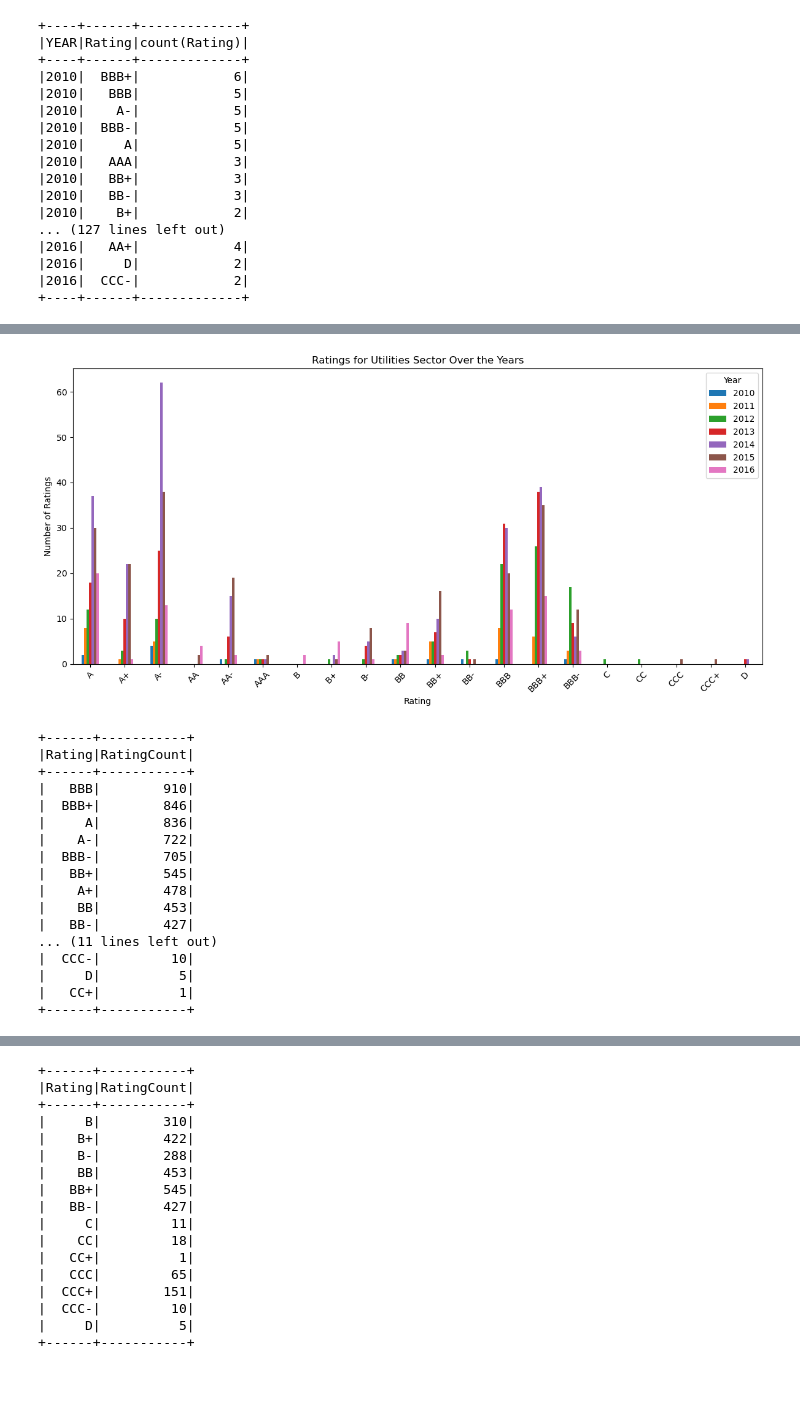
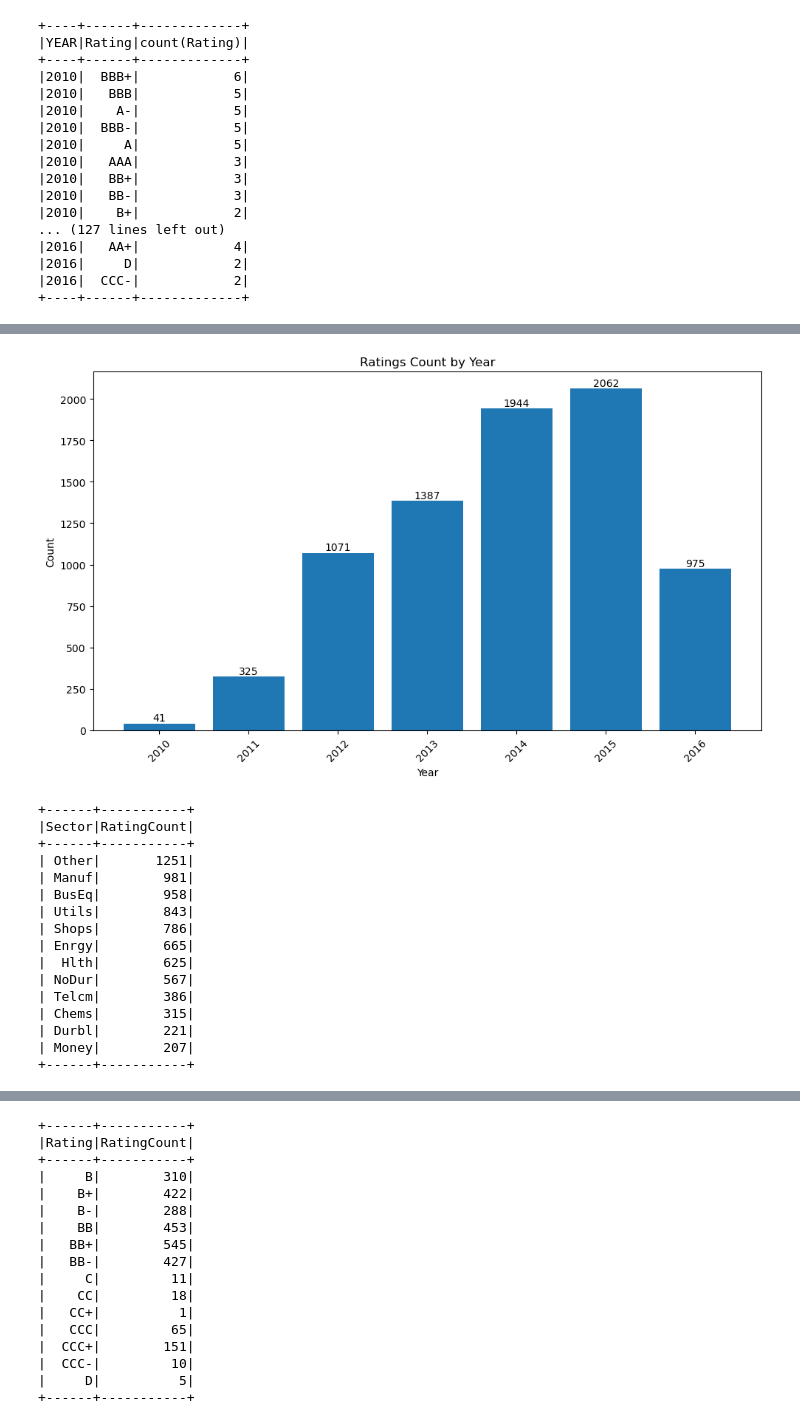
Before and after one commit to ericjjohnson2/corporate_credit_rating, a Jupyter notebook: notebooks/data_import.ipynb, the cells around one changed output, grey strips where cells are left out. Drawn from its saved outputs; the diff is of its cells as text; code cells hidden in the pictures; blank space fills up the shorter version.

```diff
--- a/notebooks/data_import.ipynb
+++ b/notebooks/data_import.ipynb
@@ -130,51 +262,45 @@ plt.show()
-# %%
-query = """
-SELECT YEAR(`Rating Date`) as Year, Rating, COUNT(Rating) as RatingCount
-FROM ratings
-WHERE Sector = 'Utils'
-GROUP BY YEAR(`Rating Date`), Rating
-ORDER BY Year;
-"""
-result_df = spark.sql(query).toPandas()
-# result_df.head()
-
-pivot_df = result_df.pivot(index='Rating', columns='Year', values='RatingCount')
-
-# Plotting
-pivot_df.plot(kind='bar', figsize=(12, 6))
-plt.title('Ratings for Utilities Sector Over the Years')
-plt.xlabel('Rating')
-plt.ylabel('Number of Ratings')
-plt.xticks(rotation=45)
-plt.legend(title='Year')
-plt.savefig('../img/misc/img2.png')
-plt.tight_layout()
-plt.show()
-# %% [output]
-[figure, removed]
+# %%
+result_df = spark.sql(query).toPandas()
+
+x_labels = result_df['YEAR']
+y_values = result_df['RatingCount']
+
+plt.figure(figsize=(10, 6))
+bars = plt.bar(x_labels, y_values)
+plt.xlabel('Year')
+plt.ylabel('Count')
+plt.title('Ratings Count by Year')
+plt.xticks(rotation=45)
+for bar in bars:
+    yval = bar.get_height()
+    plt.text(bar.get_x() + bar.get_width()/2, yval + 1, yval, ha='center', va='bottom')
+plt.tight_layout()
+plt.savefig('../img/exploration/Ratings_by_Year.png')
+plt.show()
+# %% [output]
+[figure, added]
 # %%
 query = """
-SELECT Rating, COUNT(*) as RatingCount
+SELECT Sector, COUNT(Rating) as RatingCount
 FROM ratings
-GROUP BY Rating
-ORDER BY RatingCount DESC
+GROUP BY Sector
+ORDER BY RatingCount DESC;
 """
-spark.sql(query).show(500)
+spark.sql(query).show()
 # %% [output]
 +------+-----------+
-|Rating|RatingCount|
+|Sector|RatingCount|
 +------+-----------+
-|   BBB|        910|
-|  BBB+|        846|
-|     A|        836|
-|    A-|        722|
-|  BBB-|        705|
-|   BB+|        545|
-|    A+|        478|
-|    BB|        453|
-|   BB-|        427|
-... (11 lines left out)
-|  CCC-|         10|
-|     D|          5|
-|   CC+|          1|
+| Other|       1251|
+| Manuf|        981|
+| BusEq|        958|
+| Utils|        843|
+| Shops|        786|
+| Enrgy|        665|
+|  Hlth|        625|
+| NoDur|        567|
+| Telcm|        386|
+| Chems|        315|
+| Durbl|        221|
+| Money|        207|
 +------+-----------+
```
Also changed, not shown: parts of 40 cells of this notebook, 5 other files.
